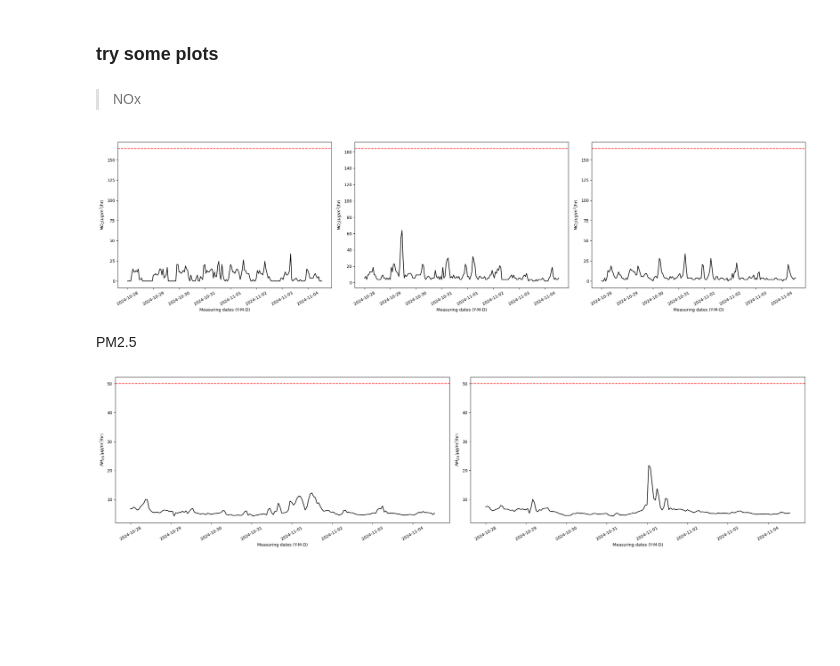
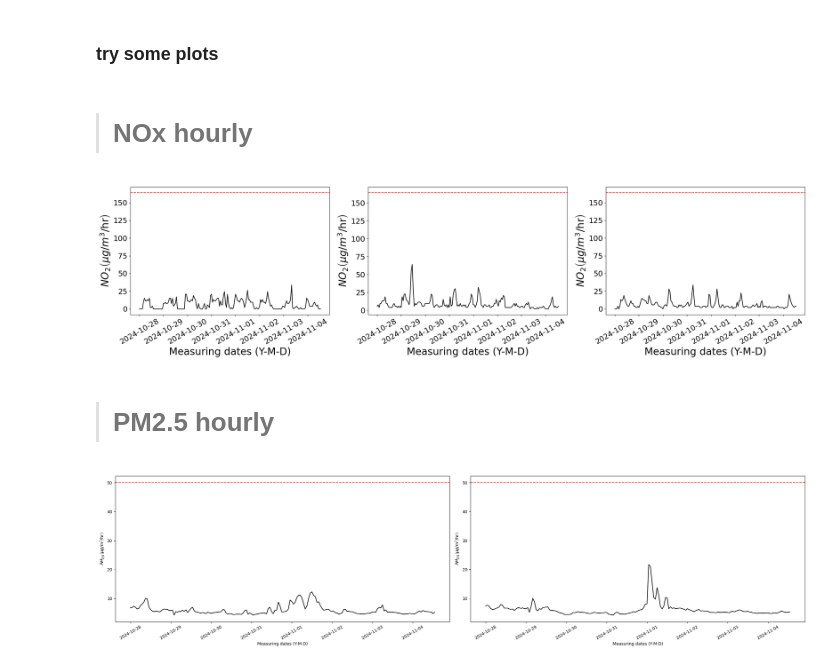
Before and after one commit to GinnCheng/DA_AQ_hub, a Jupyter notebook: main_script.ipynb, the cells around one changed output. Cells and saved outputs as stored; diff of their text form; code cells hidden in the pictures; blank space fills up the shorter version.

```diff
--- a/main_script.ipynb
+++ b/main_script.ipynb
@@ -28,6 +28,7 @@ def qld_amns_wrangler(data):
     df['month'] = df.Time.dt.month
     df['day'] = df.Time.dt.day
     df['hour'] = df.Time.dt.hour
+    df['date'] = df_bc['Time'].dt.strftime('%Y-%m-%d')
     # need to covert the unit for NO2 from ppm to ug/m3
     try:
         df.loc[df['Parameter'] == 'Nitrogen dioxide', 'Measurement'] = df.loc[df['Parameter'] == 'Nitrogen dioxide', 'Measurement']*1880
@@ -74,46 +75,52 @@ array([ 3.76,  1.88,  5.64,  9.4 , 15.04, 20.68,  0.  , 11.28,  7.52,
 # %% [markdown]
 ### try some plots
 # %% [markdown]
-> NOx
+> # NOx hourly
+# %%
+FontSize = 24
+TickSize = 18
 # %%
 criterion = 164
 # plot
 fig, (ax1, ax2, ax3) = plt.subplots(1, 3, figsize=(24, 6))
 
 # Boat Creek
 y = df_bc[df_bc.Parameter == 'Nitrogen dioxide'].Measurement
 x = df_bc[df_bc.Parameter == 'Nitrogen dioxide'].Time
 ax1.plot(x,y,'k-')
 ax1.axhline(y=criterion, color='red', linestyle='--', label=f'Criterion: {criterion}')
-ax1.set_xlabel('Measuring dates (Y-M-D)')
-ax1.set_ylabel(r'$NO_2 \left(\mu g/m^3/\text{hr}\right)$')
-ax1.tick_params(axis='x', rotation=30)
+ax1.set_xlabel('Measuring dates (Y-M-D)', fontsize=FontSize)
+ax1.set_ylabel(r'$NO_2 \left(\mu g/m^3/\text{hr}\right)$', fontsize=FontSize)
+ax1.tick_params(axis='x', rotation=30, labelsize=TickSize)
+ax1.tick_params(axis='y', labelsize=TickSize)
 
 # Memorial Park
 y = df_mp[df_mp.Parameter == 'Nitrogen dioxide'].Measurement
 x = df_mp[df_mp.Parameter == 'Nitrogen dioxide'].Time
 ax2.plot(x,y,'k-')
 ax2.axhline(y=criterion, color='red', linestyle='--', label=f'Criterion: {criterion}')
-ax2.set_xlabel('Measuring dates (Y-M-D)')
-ax2.set_ylabel(r'$NO_2 \left(\mu g/m^3/\text{hr}\right)$')
-ax2.tick_params(axis='x', rotation=30)
+ax2.set_xlabel('Measuring dates (Y-M-D)', fontsize=FontSize)
+ax2.set_ylabel(r'$NO_2 \left(\mu g/m^3/\text{hr}\right)$', fontsize=FontSize)
+ax2.tick_params(axis='x', rotation=30, labelsize=TickSize)
+ax2.tick_params(axis='y', labelsize=TickSize)
 
 # South Gladstone
 y = df_sg[df_sg.Parameter == 'Nitrogen dioxide'].Measurement
 x = df_sg[df_sg.Parameter == 'Nitrogen dioxide'].Time
 ax3.plot(x,y,'k-')
 ax3.axhline(y=criterion, color='red', linestyle='--', label=f'Criterion: {criterion}')
-ax3.set_xlabel('Measuring dates (Y-M-D)')
-ax3.set_ylabel(r'$NO_2 \left(\mu g/m^3/\text{hr}\right)$')
-ax3.tick_params(axis='x', rotation=30)
+ax3.set_xlabel('Measuring dates (Y-M-D)', fontsize=FontSize)
+ax3.set_ylabel(r'$NO_2 \left(\mu g/m^3/\text{hr}\right)$', fontsize=FontSize)
+ax3.tick_params(axis='x', rotation=30, labelsize=TickSize)
+ax3.tick_params(axis='y', labelsize=TickSize)
 
 # plot
 plt.tight_layout()
 plt.show()
 # %% [output]
-[figure, old version]
+[figure, new version]
 # %% [markdown]
-PM2.5
+># PM2.5 hourly
 # %%
 criterion = 50
 # plot
```
Also changed, not shown: parts of 7 cells of this notebook.
